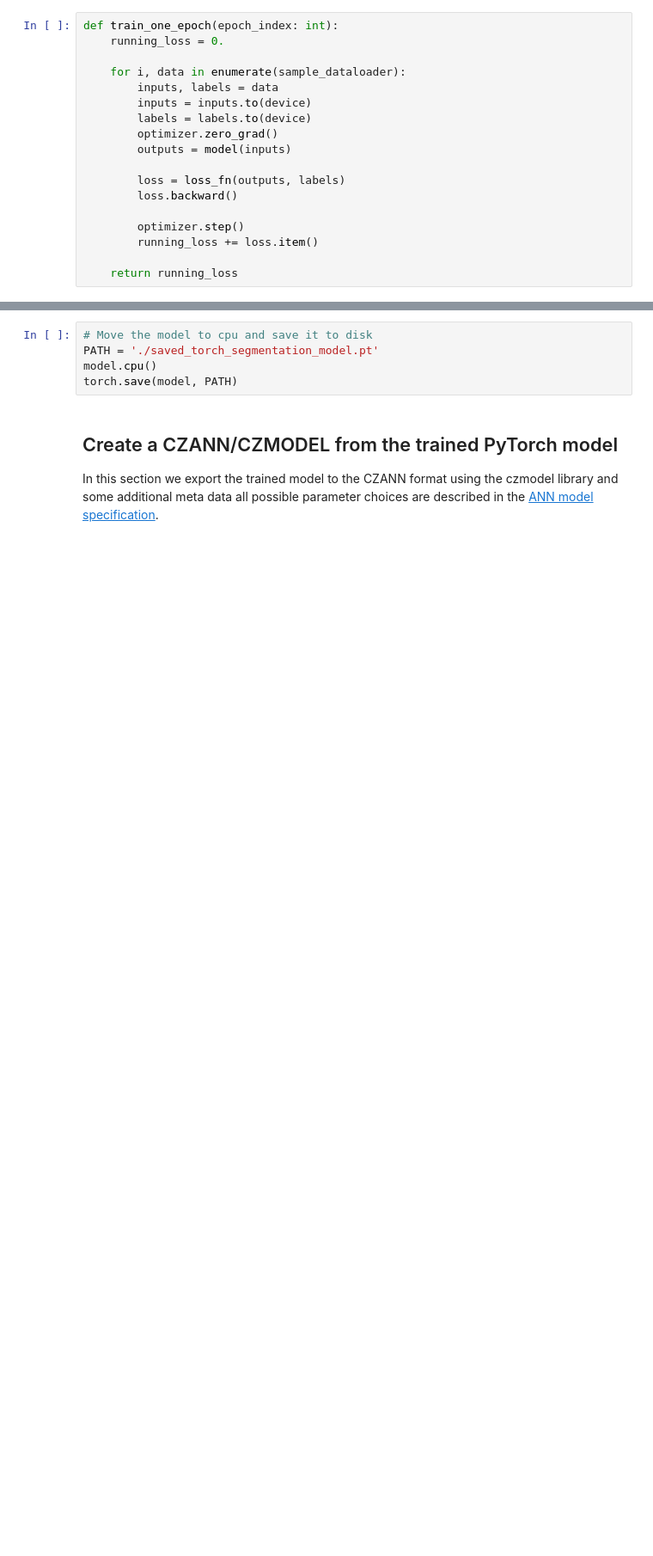
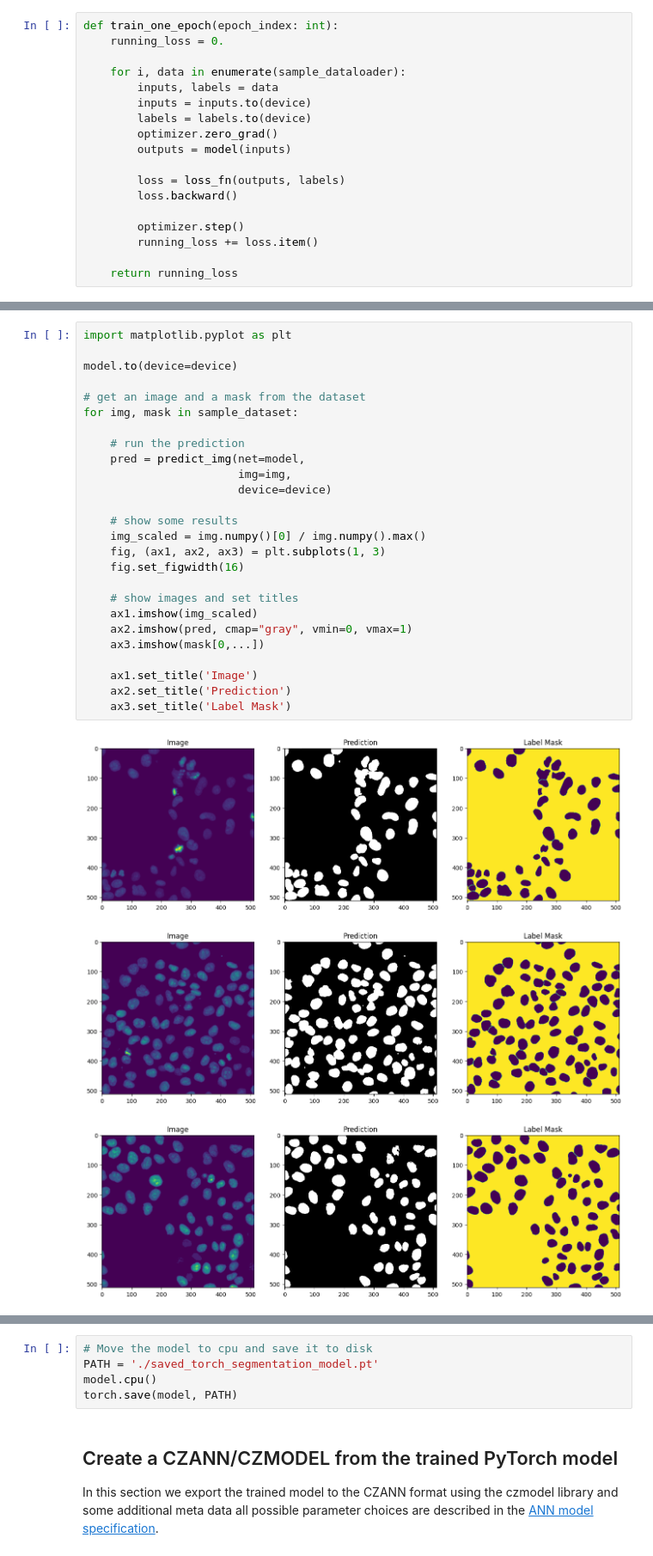
Before and after one commit to zeissmicroscopy/ZEN_Python_OAD_workshop, a Jupyter notebook: workshop/notebooks/SingleClassSemanticSegmentation_PyTorch.ipynb, the cells around one changed output, grey strips where cells are left out. Shown at 86% size. Saved outputs shown, nothing was run; the diff lists cells and outputs as text; blank space fills up the shorter version.

```diff
--- a/workshop/notebooks/SingleClassSemanticSegmentation_PyTorch.ipynb
+++ b/workshop/notebooks/SingleClassSemanticSegmentation_PyTorch.ipynb
@@ -222,0 +304,30 @@ for epoch in range( NUM_EPOCHS):
+# %%
+import matplotlib.pyplot as plt
+
+model.to(device=device)
+
+# get an image and a mask from the dataset
+for img, mask in sample_dataset:
+
+    # run the prediction
+    pred = predict_img(net=model,
+                       img=img,
+                       device=device)
+
+    # show some results
+    img_scaled = img.numpy()[0] / img.numpy().max()
+    fig, (ax1, ax2, ax3) = plt.subplots(1, 3)
+    fig.set_figwidth(16)
+
+    # show images and set titles
+    ax1.imshow(img_scaled)
+    ax2.imshow(pred, cmap="gray", vmin=0, vmax=1)
+    ax3.imshow(mask[0,...])
+
+    ax1.set_title('Image')
+    ax2.set_title('Prediction')
+    ax3.set_title('Label Mask')
+# %% [output]
+[figure, added]
+[figure, added]
+[figure, added]
```
Also changed, not shown: parts of 13 cells of this notebook, 42 other files.
